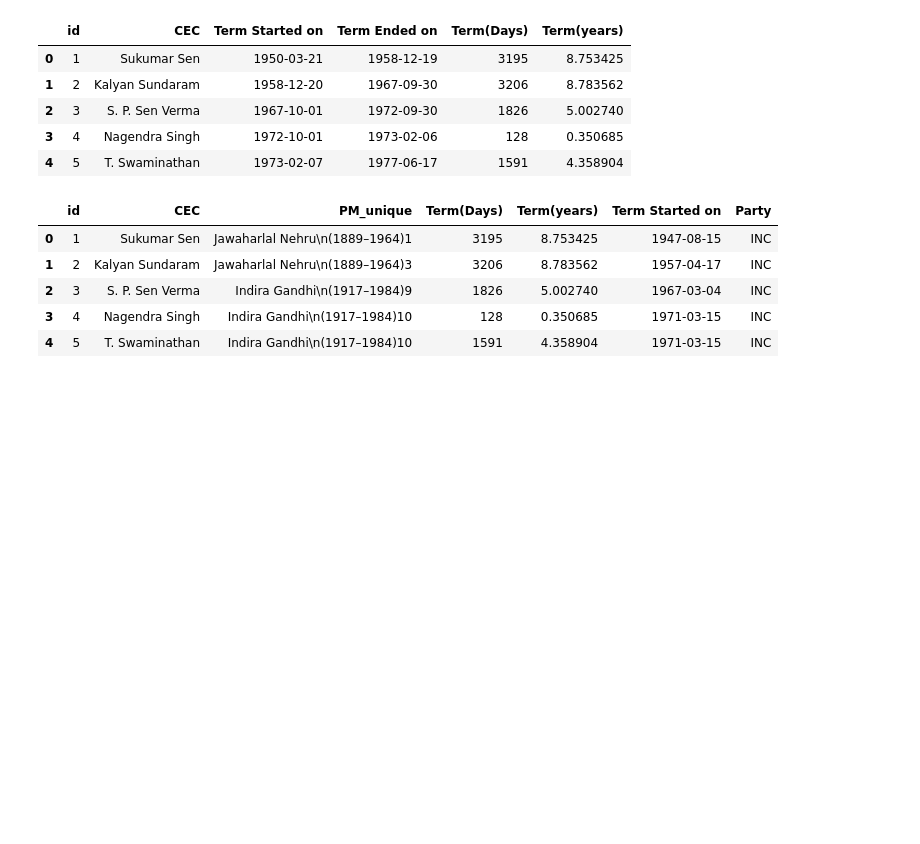
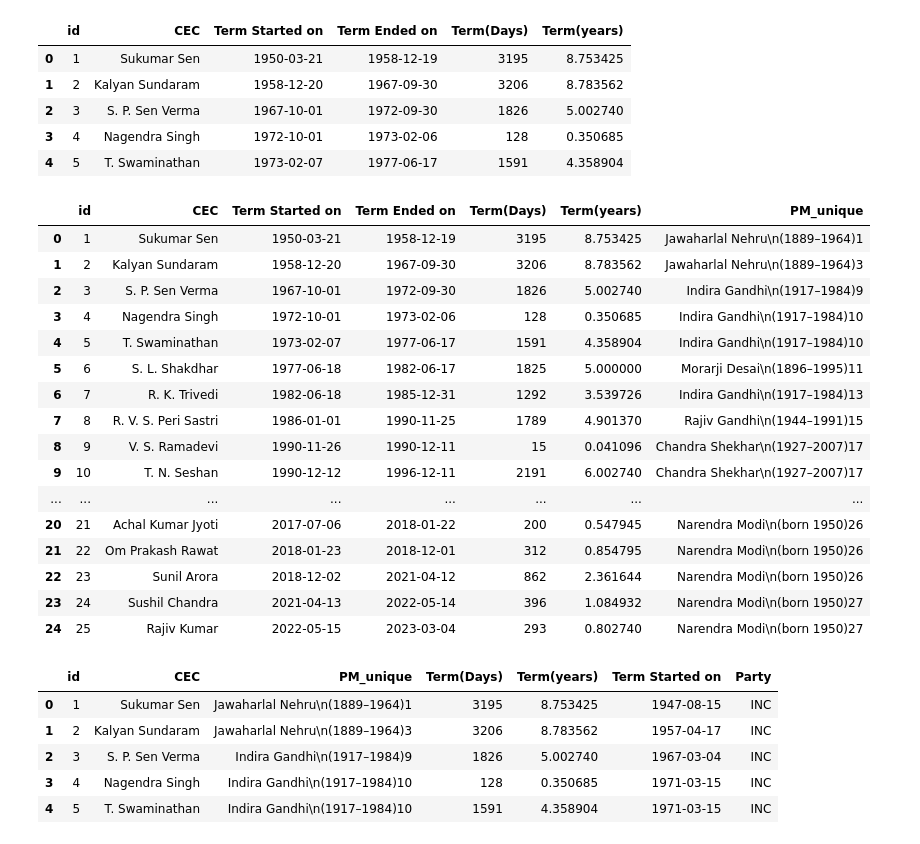
Before and after one commit to d-saikrishna/SamvidhanBot, a Jupyter notebook: Blogs/ElectionCommission/ElectionCommission.ipynb, the cells around one changed output. Saved outputs shown, nothing was run; the diff lists cells and outputs as text; code cells hidden in the pictures; blank space fills up the shorter version.

```diff
--- a/Blogs/ElectionCommission/ElectionCommission.ipynb
+++ b/Blogs/ElectionCommission/ElectionCommission.ipynb
@@ -50,6 +55,26 @@ for idx, row in ElectionCommissioners.iterrows():
             Appointing_PM_list.append(PrimeMinisters['PM_unique'][i])
             break
 ElectionCommissioners['PM_unique'] = Appointing_PM_list
+# %%
+ElectionCommissioners
+# %% [output]
+|  | id | CEC | Term Started on | Term Ended on | Term(Days) | Term(years) | PM_unique |
+| 0 | 1 | Sukumar Sen | 1950-03-21 | 1958-12-19 | 3195 | 8.753425 | Jawaharlal Nehru\n(1889–1964)1 |
+| 1 | 2 | Kalyan Sundaram | 1958-12-20 | 1967-09-30 | 3206 | 8.783562 | Jawaharlal Nehru\n(1889–1964)3 |
+| 2 | 3 | S. P. Sen Verma | 1967-10-01 | 1972-09-30 | 1826 | 5.002740 | Indira Gandhi\n(1917–1984)9 |
+| 3 | 4 | Nagendra Singh | 1972-10-01 | 1973-02-06 | 128 | 0.350685 | Indira Gandhi\n(1917–1984)10 |
+| 4 | 5 | T. Swaminathan | 1973-02-07 | 1977-06-17 | 1591 | 4.358904 | Indira Gandhi\n(1917–1984)10 |
+| 5 | 6 | S. L. Shakdhar | 1977-06-18 | 1982-06-17 | 1825 | 5.000000 | Morarji Desai\n(1896–1995)11 |
+| 6 | 7 | R. K. Trivedi | 1982-06-18 | 1985-12-31 | 1292 | 3.539726 | Indira Gandhi\n(1917–1984)13 |
+| 7 | 8 | R. V. S. Peri Sastri | 1986-01-01 | 1990-11-25 | 1789 | 4.901370 | Rajiv Gandhi\n(1944–1991)15 |
+| 8 | 9 | V. S. Ramadevi | 1990-11-26 | 1990-12-11 | 15 | 0.041096 | Chandra Shekhar\n(1927–2007)17 |
+| 9 | 10 | T. N. Seshan | 1990-12-12 | 1996-12-11 | 2191 | 6.002740 | Chandra Shekhar\n(1927–2007)17 |
+| ... | ... | ... | ... | ... | ... | ... | ... |
+| 20 | 21 | Achal Kumar Jyoti | 2017-07-06 | 2018-01-22 | 200 | 0.547945 | Narendra Modi\n(born 1950)26 |
+| 21 | 22 | Om Prakash Rawat | 2018-01-23 | 2018-12-01 | 312 | 0.854795 | Narendra Modi\n(born 1950)26 |
+| 22 | 23 | Sunil Arora | 2018-12-02 | 2021-04-12 | 862 | 2.361644 | Narendra Modi\n(born 1950)26 |
+| 23 | 24 | Sushil Chandra | 2021-04-13 | 2022-05-14 | 396 | 1.084932 | Narendra Modi\n(born 1950)27 |
+| 24 | 25 | Rajiv Kumar | 2022-05-15 | 2023-03-04 | 293 | 0.802740 | Narendra Modi\n(born 1950)27 |
 # %%
 ElectionCommissioners = ElectionCommissioners[['id','CEC','PM_unique',
                                                'Term(Days)','Term(years)']].merge(PrimeMinisters[['PM_unique', 'Term Started on', 'Party']]
```
Also changed, not shown: parts of 4 cells of this notebook, 9 other files.
